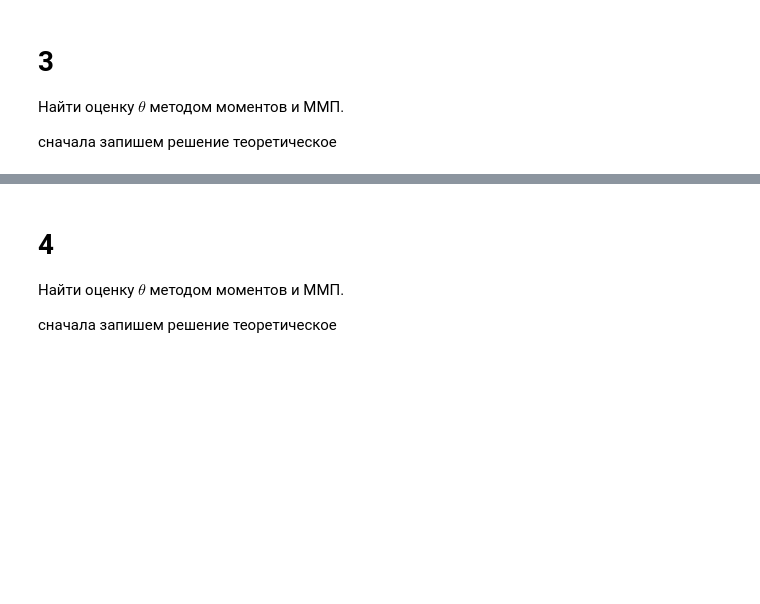
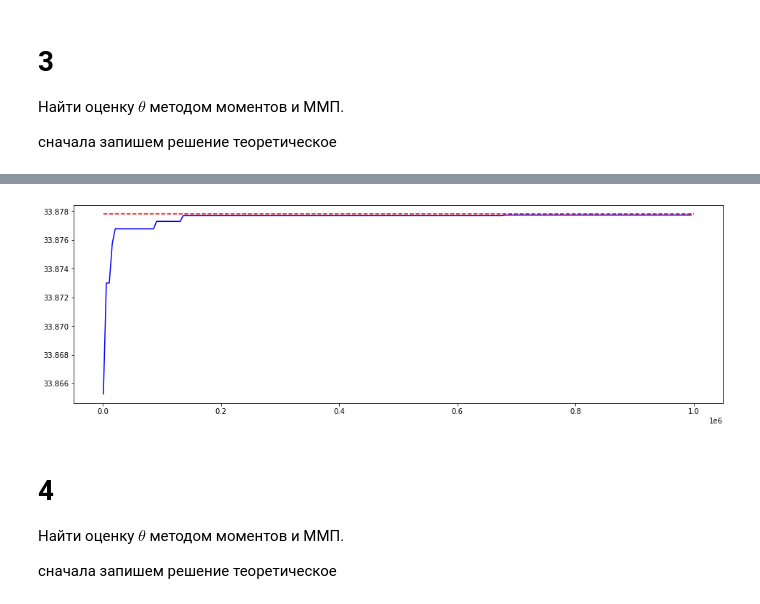
Before and after one commit to ksetdekov/HSE_DS, a Jupyter notebook: 03 Math/Stat 01/HW 01.ipynb, the cells around one changed output, grey strips where cells are left out. Saved outputs shown, nothing was run; the diff lists cells and outputs as text; code cells hidden in the pictures; blank space fills up the shorter version.

```diff
--- a/03 Math/Stat 01/HW 01.ipynb
+++ b/03 Math/Stat 01/HW 01.ipynb
@@ -95,0 +101,5 @@ $${\hat{\theta}}_{м}+\frac{1}{2}=\frac{1}{n} \sum_{i=1}^{n} \Rightarrow {\hat{\
+# %%
+# генерируем параметр theta
+np.random.seed(80085)
+theta = np.random.uniform(25,50)
+print(f'Истинное значение параметра theta: {theta:.3f}')
@@ -95,0 +108,18 @@ $${\hat{\theta}}_{м}+\frac{1}{2}=\frac{1}{n} \sum_{i=1}^{n} \Rightarrow {\hat{\
+# %%
+# генерируем выборки, записываем их в словарь
+samples = { 10**i: np.random.uniform(low=0, high=theta,size=10**i) for i in range(1,6)}
+q3_results = pd.DataFrame(columns = ['n', 'оценка методом моментов', 'оцибка ММ', 'метод макс. правдоподобия', 'ошибка ММП', 'SciPy fit', 'ошибка SciPy fit'])
+
+# считаем оценки, записываем их в DF и выводим результаты
+for n,sample in samples.items():
+
+    theta_hat_m = 2 * np.mean(sample)
+    theta_hat_mmp = max(sample)
+    theta_hat_scipy = stats.uniform.fit(sample, floc=0)[1]
+
+    to_append = [int(n), theta_hat_m, np.abs(theta_hat_m-theta), theta_hat_mmp, np.abs(theta_hat_mmp-theta), theta_hat_scipy, np.abs(theta_hat_scipy-theta)]
+    a_series = pd.Series(to_append, index = q3_results.columns)
+    q3_results = q3_results.append(a_series, ignore_index=True)
+
+q3_results.set_index('n', inplace=True)
+q3_results
@@ -96,3 +134,24 @@ $${\hat{\theta}}_{м}+\frac{1}{2}=\frac{1}{n} \sum_{i=1}^{n} \Rightarrow {\hat{\
+# %%
+# герерируем новую выборку
+sample = np.random.uniform(low=0, high=theta,size=10**6)
+
+# в переменных x и y будем хранить размер выборки и значение оценки, посчитанной для этого размера выборки
+x,y = [],[]
+for size in range(1000,10**6,5000):
+    x.append(size)
+    y.append(stats.uniform.fit(sample[:size], floc=0)[1])
+
+# нарисуем график изменения оценки
+# синяя линия — значение оценки, красная — истинное значение оценки
+
+fig = plt.figure(figsize=(16,5))
+
+plt.plot(x, y, color='blue');
+plt.hlines(y=theta, xmin=1000, xmax=1000000, color='r', linestyles='dashed')
+
+plt.show()
+# %% [output]
+[figure, added]
 # %% [markdown]
 # 4
 Найти оценку $\theta$ методом моментов и ММП.
```
Also changed, not shown: parts of 10 cells of this notebook.
